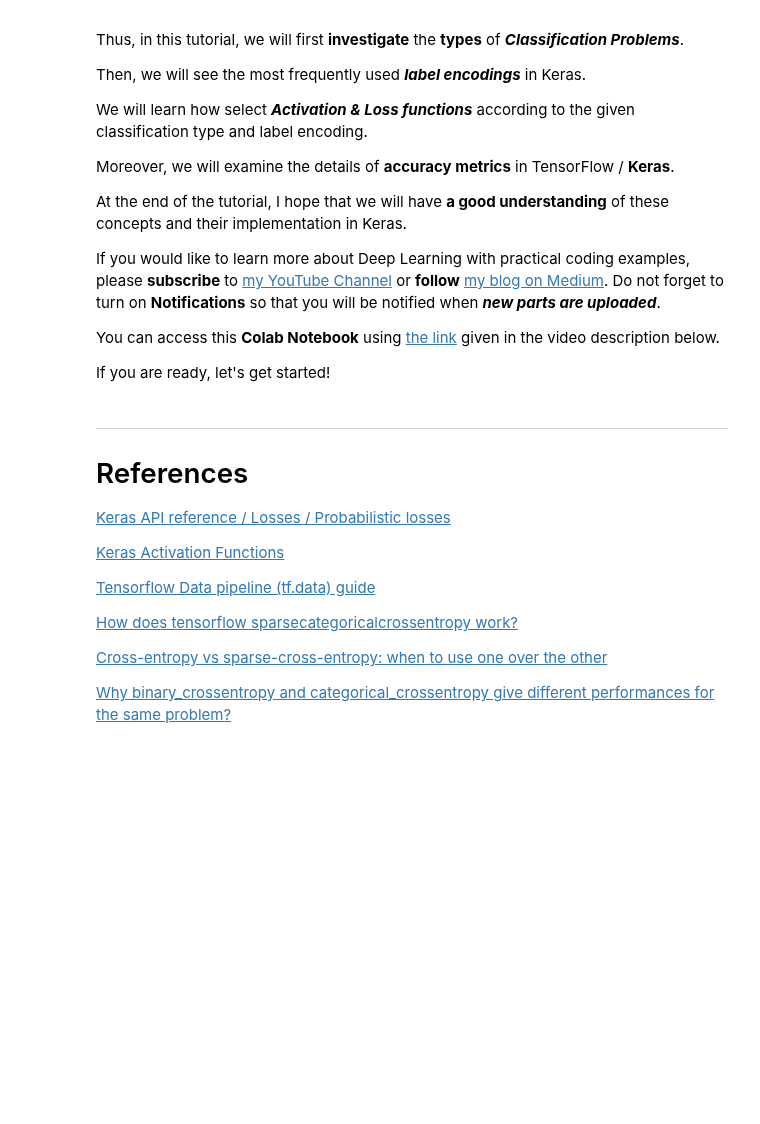
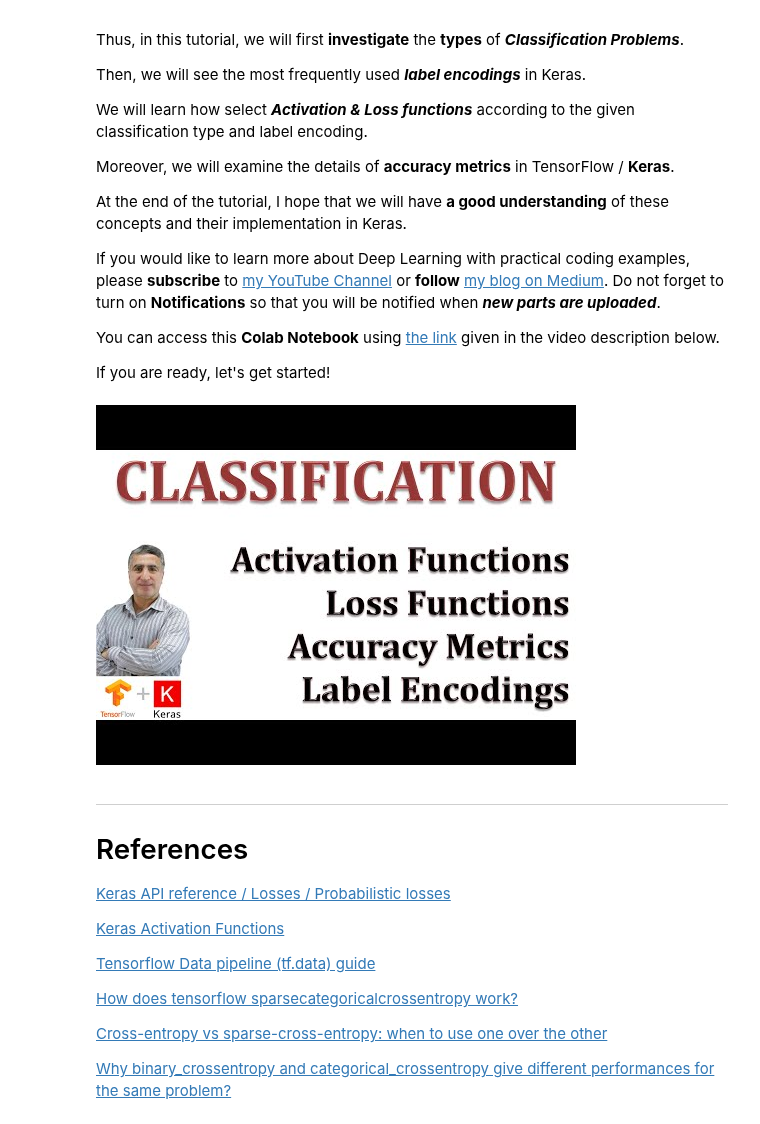
Before and after one commit to kmkarakaya/Deep-Learning-Tutorials, a Jupyter notebook: How_to_solve_Classification_Problems_in_Deep_Learning_with_Tensorflow_&_Keras.ipynb, the cells around one changed output. Cells and saved outputs as stored; diff of their text form; code cells hidden in the pictures; blank space fills up the shorter version.

```diff
--- a/How_to_solve_Classification_Problems_in_Deep_Learning_with_Tensorflow_&_Keras.ipynb
+++ b/How_to_solve_Classification_Problems_in_Deep_Learning_with_Tensorflow_&_Keras.ipynb
@@ -37,7 +37,9 @@ You can access this **Colab Notebook** using [the link](https://colab.research.g
 If you are ready, let's get started!
 # %%
 from IPython.lib.display import YouTubeVideo
-#YouTubeVideo('cKCt7RHfuyA')
+YouTubeVideo('jLFYCWSOWSo')
+# %% [output]
+[figure, added]
 # %% [markdown]
 ---
 # References
```
